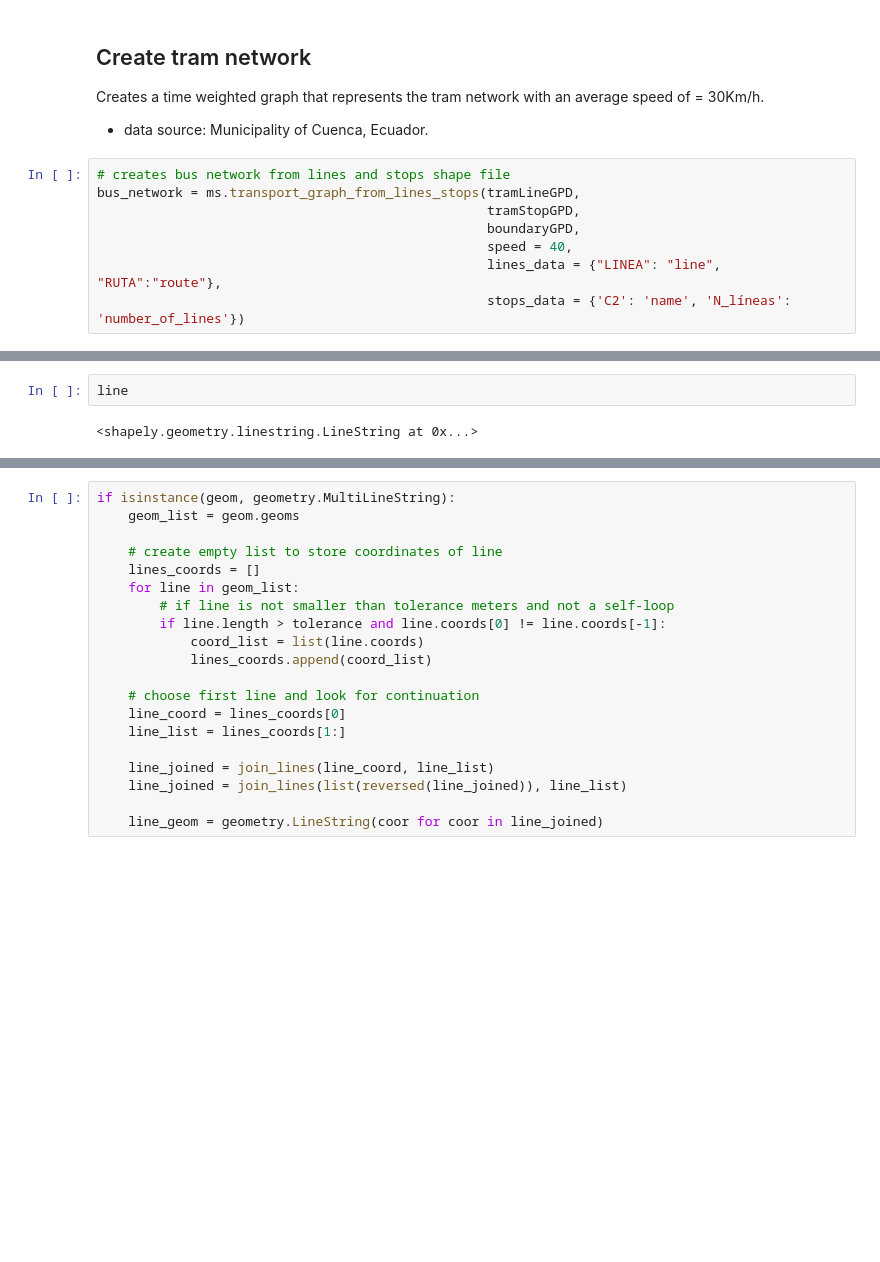
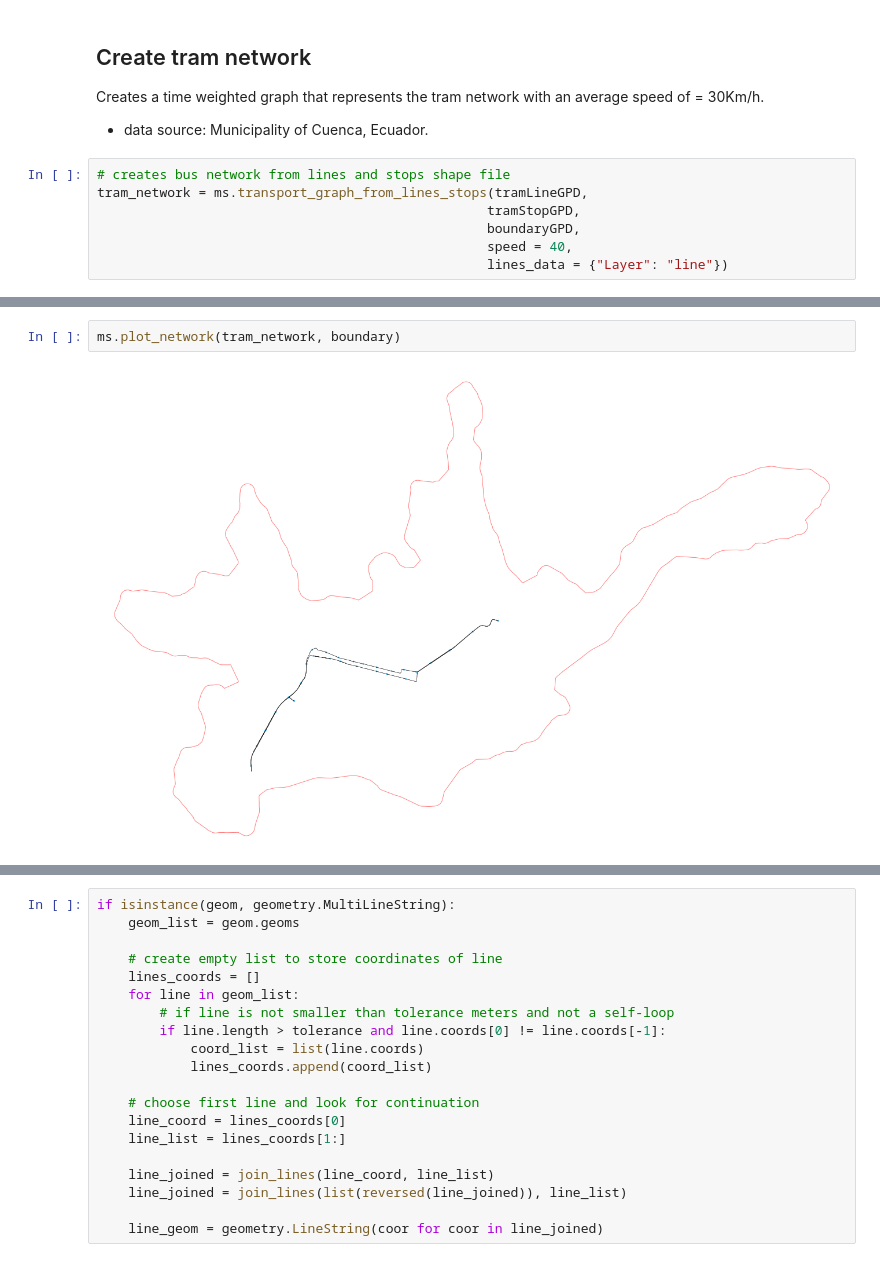
Before and after one commit to mateoneira/MultiplexSegregation, a Jupyter notebook: Multiplex_Segregation.ipynb, the cells around one changed output, grey strips where cells are left out. Saved outputs shown, nothing was run; the diff lists cells and outputs as text; blank space fills up the shorter version.

```diff
--- a/Multiplex_Segregation.ipynb
+++ b/Multiplex_Segregation.ipynb
@@ -138,9 +138,8 @@ Creates a time weighted graph that represents the tram network with an average s
 * data source: Municipality of Cuenca, Ecuador.
 # %%
 # creates bus network from lines and stops shape file
-bus_network = ms.transport_graph_from_lines_stops(tramLineGPD,
+tram_network = ms.transport_graph_from_lines_stops(tramLineGPD,
                                                   tramStopGPD,
                                                   boundaryGPD,
                                                   speed = 40,
-                                                  lines_data = {"LINEA": "line", "RUTA":"route"},
-                                                  stops_data = {'C2': 'name', 'N_líneas': 'number_of_lines'})
+                                                  lines_data = {"Layer": "line"})
@@ -278,4 +146,4 @@ stopsGPD
-# %%
-line
-# %% [output]
-<shapely.geometry.linestring.LineString at 0x...>
+# %%
+ms.plot_network(tram_network, boundary)
+# %% [output]
+[figure, added]
```
Also changed, not shown: parts of 30 cells of this notebook, 2 other files.
